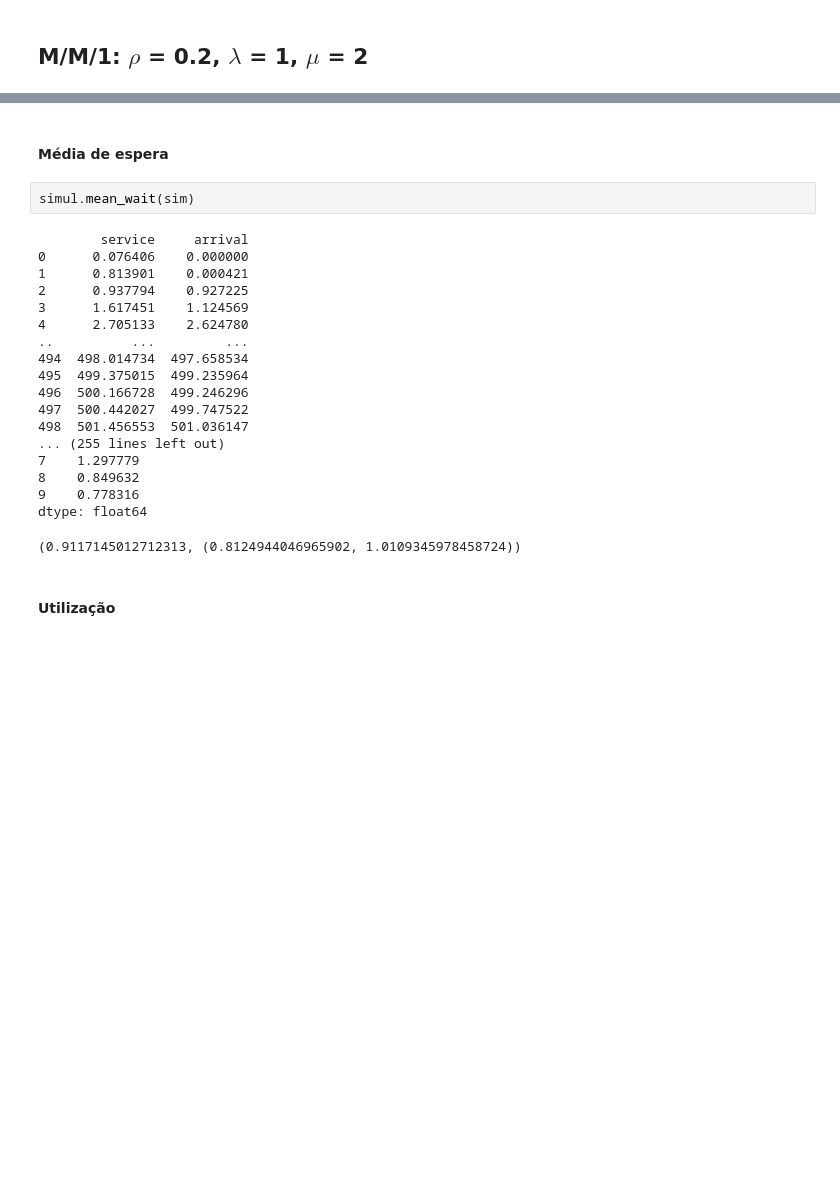
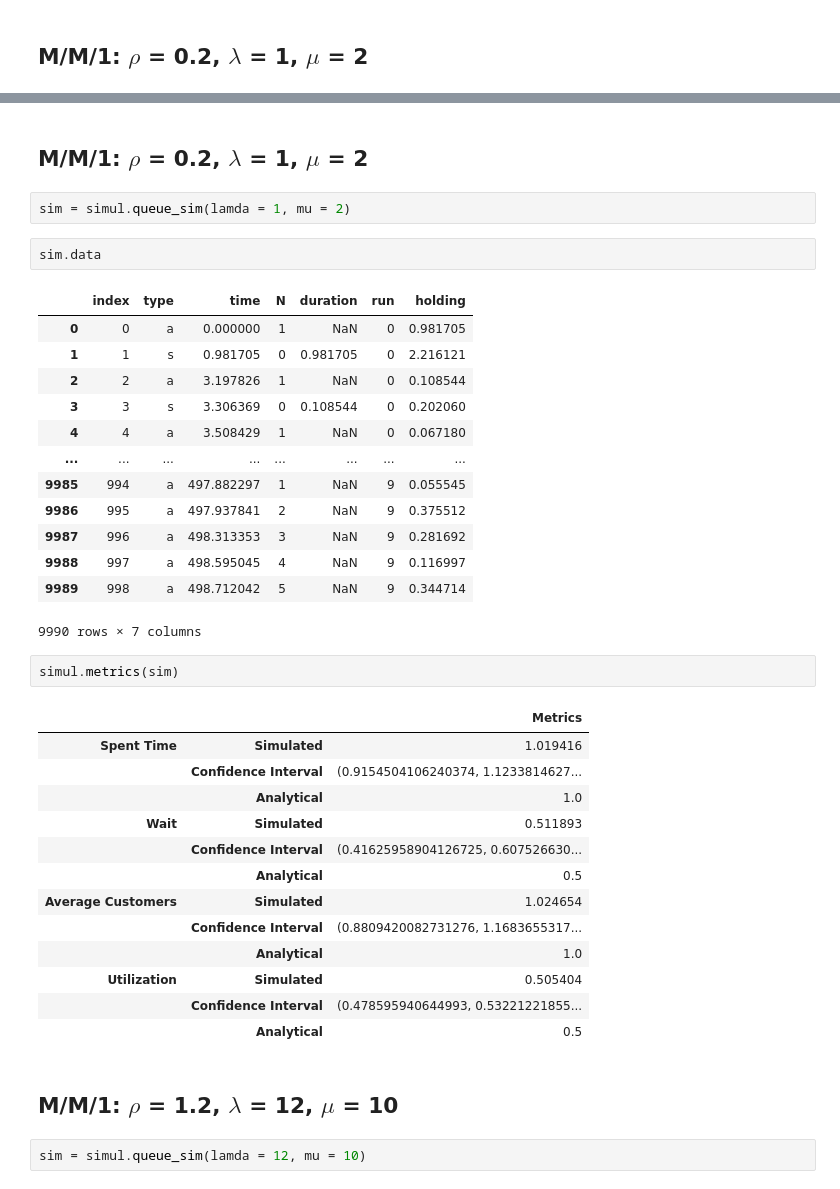
Before and after one commit to GabrielAureo/trab-final-AD-2021.2, a Jupyter notebook: main.ipynb, the cells around one changed output, grey strips where cells are left out. Saved outputs shown, nothing was run; the diff lists cells and outputs as text; blank space fills up the shorter version.

```diff
--- a/main.ipynb
+++ b/main.ipynb
@@ -149,25 +96,40 @@ simul.customers_mean(sim)
-# %% [markdown]
-#### Média de espera
+# %% [markdown]
+## M/M/1: $\rho$ = 0.2, $\lambda$ = 1, $\mu$ = 2
+# %%
+sim = simul.queue_sim(lamda = 1, mu = 2)
+# %%
+sim.data
+# %% [output]
+|  | index | type | time | N | duration | run | holding |
+| 0 | 0 | a | 0.000000 | 1 | NaN | 0 | 0.981705 |
+| 1 | 1 | s | 0.981705 | 0 | 0.981705 | 0 | 2.216121 |
+| 2 | 2 | a | 3.197826 | 1 | NaN | 0 | 0.108544 |
+| 3 | 3 | s | 3.306369 | 0 | 0.108544 | 0 | 0.202060 |
+| 4 | 4 | a | 3.508429 | 1 | NaN | 0 | 0.067180 |
+| ... | ... | ... | ... | ... | ... | ... | ... |
+| 9985 | 994 | a | 497.882297 | 1 | NaN | 9 | 0.055545 |
+| 9986 | 995 | a | 497.937841 | 2 | NaN | 9 | 0.375512 |
+| 9987 | 996 | a | 498.313353 | 3 | NaN | 9 | 0.281692 |
+| 9988 | 997 | a | 498.595045 | 4 | NaN | 9 | 0.116997 |
+| 9989 | 998 | a | 498.712042 | 5 | NaN | 9 | 0.344714 |
+9990 rows × 7 columns
 # %%
-simul.mean_wait(sim)
+simul.metrics(sim)
 # %% [output]
-        service     arrival
-0      0.076406    0.000000
-1      0.813901    0.000421
-2      0.937794    0.927225
-3      1.617451    1.124569
-4      2.705133    2.624780
-..          ...         ...
-494  498.014734  497.658534
-495  499.375015  499.235964
-496  500.166728  499.246296
-497  500.442027  499.747522
-498  501.456553  501.036147
-... (255 lines left out)
-7    1.297779
-8    0.849632
-9    0.778316
-dtype: float64
-(0.9117145012712313, (0.8124944046965902, 1.0109345978458724))
+|  |  | Metrics |
+| Spent Time | Simulated | 1.019416 |
+|  | Confidence Interval | (0.9154504106240374, 1.1233814627... |
+|  | Analytical | 1.0 |
+| Wait | Simulated | 0.511893 |
+|  | Confidence Interval | (0.41625958904126725, 0.607526630... |
+|  | Analytical | 0.5 |
+| Average Customers | Simulated | 1.024654 |
+|  | Confidence Interval | (0.8809420082731276, 1.1683655317... |
+|  | Analytical | 1.0 |
+| Utilization | Simulated | 0.505404 |
+|  | Confidence Interval | (0.478595940644993, 0.53221221855... |
+|  | Analytical | 0.5 |
-# %% [markdown]
-#### Utilização
+# %% [markdown]
+## M/M/1: $\rho$ = 1.2, $\lambda$ = 12, $\mu$ = 10
+# %%
+sim = simul.queue_sim(lamda = 12, mu = 10)
```
Also changed, not shown: parts of 36 cells of this notebook, 2 other files.
